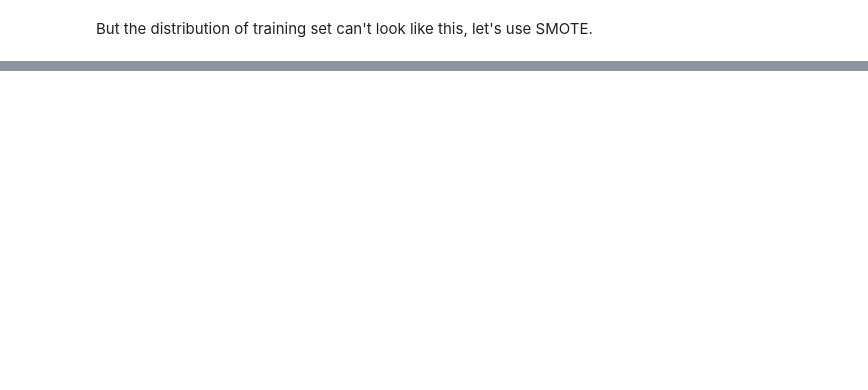
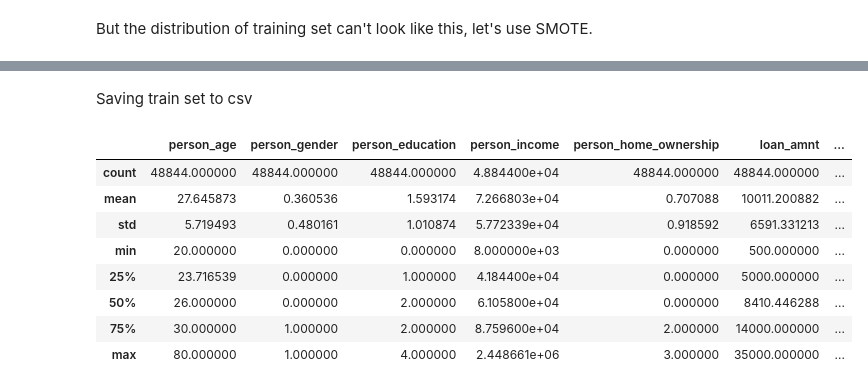
Before and after one commit to Sebastian-Wosek/loan-approval, a Jupyter notebook: 4_balancing_dataset.ipynb, the cells around one changed output, grey strips where cells are left out. Saved outputs shown, nothing was run; the diff lists cells and outputs as text; code cells hidden in the pictures; blank space fills up the shorter version.

```diff
--- a/4_balancing_dataset.ipynb
+++ b/4_balancing_dataset.ipynb
@@ -80,2 +89,14 @@ df_train.head()
+# %% [markdown]
+Saving train set to csv
 # %%
-df_test.to_csv("data/train_set.csv")
+df_train.to_csv("data/train_set.csv", index=False)
+# %% [output]
+|  | person_age | person_gender | person_education | person_income | person_home_ownership | loan_amnt | ... |
+| count | 48844.000000 | 48844.000000 | 48844.000000 | 4.884400e+04 | 48844.000000 | 48844.000000 | ... |
+| mean | 27.645873 | 0.360536 | 1.593174 | 7.266803e+04 | 0.707088 | 10011.200882 | ... |
+| std | 5.719493 | 0.480161 | 1.010874 | 5.772339e+04 | 0.918592 | 6591.331213 | ... |
+| min | 20.000000 | 0.000000 | 0.000000 | 8.000000e+03 | 0.000000 | 500.000000 | ... |
+| 25% | 23.716539 | 0.000000 | 1.000000 | 4.184400e+04 | 0.000000 | 5000.000000 | ... |
+| 50% | 26.000000 | 0.000000 | 2.000000 | 6.105800e+04 | 0.000000 | 8410.446288 | ... |
+| 75% | 30.000000 | 1.000000 | 2.000000 | 8.759600e+04 | 2.000000 | 14000.000000 | ... |
+| max | 80.000000 | 1.000000 | 4.000000 | 2.448661e+06 | 3.000000 | 35000.000000 | ... |
```
Also changed, not shown: parts of 5 cells of this notebook, 3 other files.
